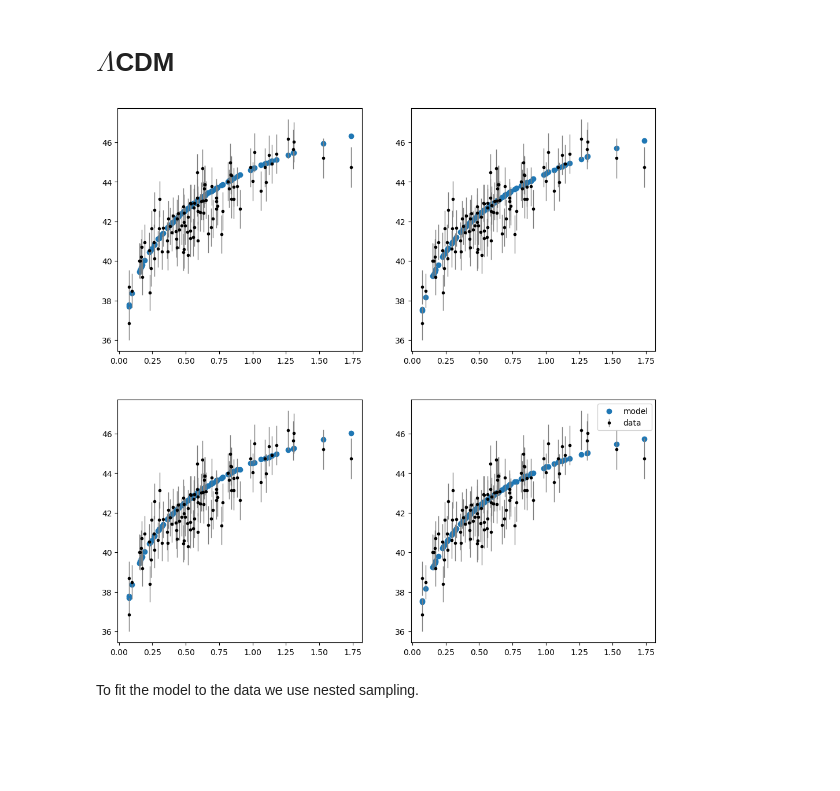
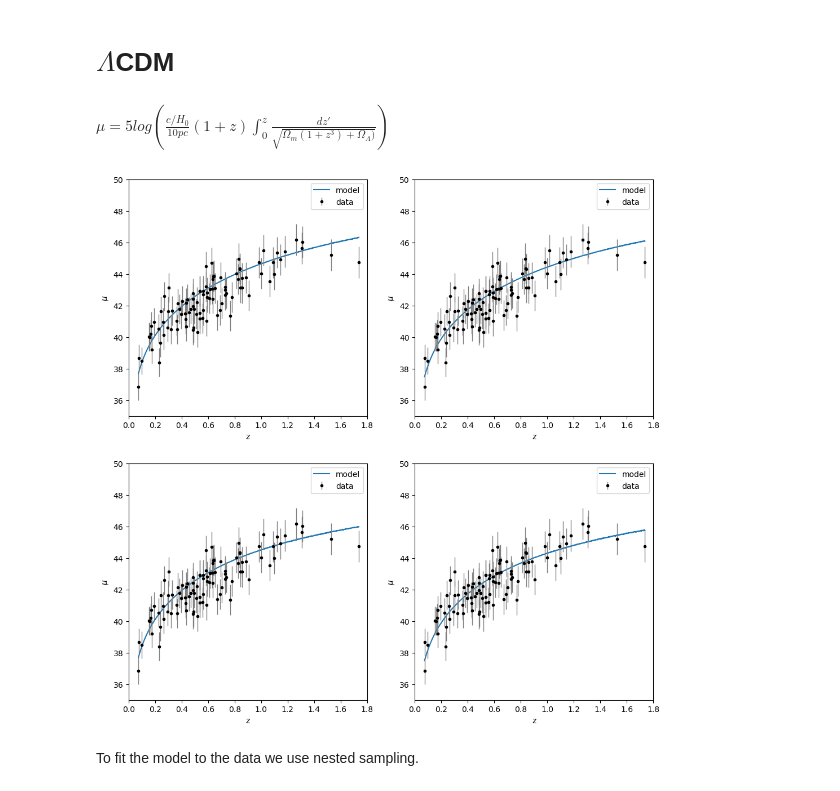
Before and after one commit to Giulia-Foroni/astrostatistics, a Jupyter notebook: lez18/GPR.ipynb, the cells around one changed output. Saved outputs shown, nothing was run; the diff lists cells and outputs as text; code cells hidden in the pictures; blank space fills up the shorter version.

```diff
--- a/lez18/GPR.ipynb
+++ b/lez18/GPR.ipynb
@@ -191,4 +98,14 @@ err = np.array(err)
 # %%
+gp = GaussianProcessRegressor(kernel = kernel[best],alpha = dmu**2)
+gp.fit(z_sample[:,np.newaxis], mu_sample)
+y_pred, std_prediction = gp.predict(z_sample[:, np.newaxis], return_std=True)
+
+#sort data to plot it
+x, y, err = zip(*sorted(zip(z_sample,y_pred,std_prediction)))
+x = np.array(x)
+y = np.array(y)
+err = np.array(err)
+
 #plt.scatter(x1, y1, label="Observations")
 
 plt.errorbar(z_sample, mu_sample, dmu, fmt='.k', ecolor='gray', lw=1,label='data')
@@ -231,7 +175,8 @@ plt.show()
 # %%
 # new sample: the model gives us mu and sigma! generate the new sample as a random point drawn from a gaussian with mu and sigma
 # %%
-y_pred, std_prediction = gp.predict(sample_new[:, np.newaxis], return_std=True)
+mu, std_prediction = gp.predict(sample_new[:, np.newaxis], return_std=True)
+y_pred = np.random.normal(loc=mu,scale=std_prediction)
 # %%
 #sort data to plot it
 x, y, err = zip(*sorted(zip(sample_new,y_pred,std_prediction)))
@@ -256,5 +196,7 @@ plt.show()
 # %% [markdown]
 # $\Lambda$CDM
+# %% [markdown]
+$\mu = 5log\left(\frac{c/H_0}{10pc}(1+z)\int_{0}^{z}\frac{dz'}{\sqrt{\Omega_m(1+z^3)+\Omega_\Lambda)}}\right)$
 # %%
 def integral(x,a):
     return 1/np.sqrt(a*(1+x**3)+1-a)  # function to integrate
@@ -262,8 +204,8 @@ def integral(x,a):
 def integ(z,omega_m):
     i = []
     for z in z:
-        x = z*np.random.rand(1000)       # I generate random numbers in a box: x in [0,z], since I am evualuating the integral in this interval
-        y = np.random.rand(1000)         # y in [0,1], possible values for the function f to integrate
+        x = z*np.random.rand(10000)       # I generate random numbers in a box: x in [0,z], since I am evualuating the integral in this interval
+        y = np.random.rand(10000)         # y in [0,1], possible values for the function f to integrate
         x_ok = x[y<=integral(x,omega_m)] # I keep only those values such that y<f(x)
         y_ok = y[y<=integral(x,omega_m)]
 
@@ -273,26 +215,46 @@ def integ(z,omega_m):
     return np.array(i)
 
 def mu(z,H0,omega_m):
-    return 5*np.log10(3*10**5/H0/10**(-5)*(1+z)*integ(z,omega_m))
+    return 5*np.log10(2.99*10**5/H0/10**(-5)*(1+z)*integ(z,omega_m))
 # %%
 fig,axes = plt.subplots(2,2,figsize=(12,12))
+x_plot = np.linspace(np.min(z_sample),np.max(z_sample),1000)
 
-axes[0,0].scatter(z_sample,mu(z_sample,68,0.3),label='model')
+axes[0,0].plot(x_plot,mu(x_plot,68,0.3),label='model')
 axes[0,0].errorbar(z_sample, mu_sample, dmu, fmt='.k', ecolor='gray', lw=1,label='data')
+axes[0,0].set_xlabel("z")
+axes[0,0].set_ylabel(r"$\mu$")
+axes[0,0].set_xlim(0,1.8)
+axes[0,0].set_ylim(35,50)
+axes[0,0].legend()
 
-axes[0,1].scatter(z_sample,mu(z_sample,75,0.3),label='model')
+axes[0,1].plot(x_plot,mu(x_plot,75,0.3),label='model')
 axes[0,1].errorbar(z_sample, mu_sample, dmu, fmt='.k', ecolor='gray', lw=1,label='data')
+axes[0,1].set_xlabel("z")
+axes[0,1].set_ylabel(r"$\mu$")
+axes[0,1].set_xlim(0,1.8)
+axes[0,1].set_ylim(35,50)
+axes[0,1].legend()
 
-axes[1,0].scatter(z_sample,mu(z_sample,68,1),label='model')
+axes[1,0].plot(x_plot,mu(x_plot,68,1),label='model')
 axes[1,0].errorbar(z_sample, mu_sample, dmu, fmt='.k', ecolor='gray', lw=1,label='data')
+axes[1,0].set_xlabel("z")
+axes[1,0].set_ylabel(r"$\mu$")
+axes[1,0].set_xlim(0,1.8)
+axes[1,0].set_ylim(35,50)
+axes[1,0].legend()
 
-axes[1,1].scatter(z_sample,mu(z_sample,75,1),label='model')
+axes[1,1].plot(x_plot,mu(x_plot,75,1),label='model')
 axes[1,1].errorbar(z_sample, mu_sample, dmu, fmt='.k', ecolor='gray', lw=1,label='data')
+axes[1,1].set_xlabel("z")
+axes[1,1].set_ylabel(r"$\mu$")
+axes[1,1].set_xlim(0,1.8)
+axes[1,1].set_ylim(35,50)
+axes[1,1].legend()
 
-plt.legend()
 plt.show()
 # %% [output]
-[figure, old version]
+[figure, new version]
 # %% [markdown]
 To fit the model to the data we use nested sampling.
 # %% [markdown]
```
Also changed, not shown: parts of 23 cells of this notebook, 1 other file.
